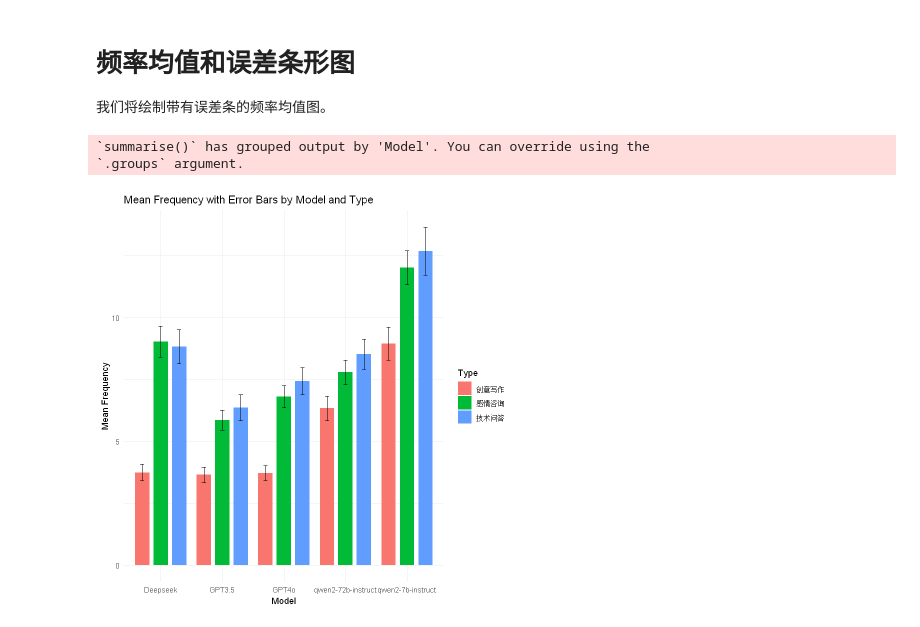
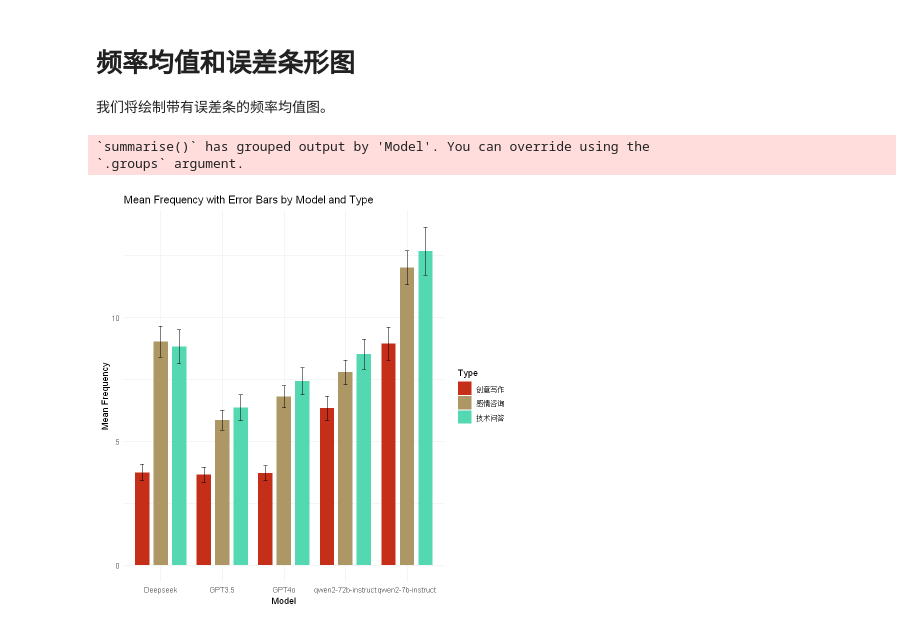
Before and after one commit to exusiaiwei/journey-learning-log, a Jupyter notebook: Doing/python/LLM_QL/Zipf-Mandelbrot.ipynb, the cells around one changed output. Saved outputs shown, nothing was run; the diff lists cells and outputs as text; code cells hidden in the pictures.

Commit message:
✨ feat(zipf-mandelbrot.ipynb): Add paletteer for colorful plots

```diff
--- a/Doing/python/LLM_QL/Zipf-Mandelbrot.ipynb
+++ b/Doing/python/LLM_QL/Zipf-Mandelbrot.ipynb
@@ -361,14 +386,15 @@ Warning message:
 # %%
 summary_data <- results %>%
   group_by(Model, Type) %>%
   summarise(mean_frequency = mean(Frequency), se_frequency = sd(Frequency) / sqrt(n()))
 
 ggplot(summary_data, aes(x = Model, y = mean_frequency, fill = Type)) +
   geom_bar(stat = "identity", position = position_dodge(0.9), width = 0.7) +
   geom_errorbar(aes(ymin = mean_frequency - se_frequency, ymax = mean_frequency + se_frequency), width = 0.2, position = position_dodge(0.9)) +
+  scale_fill_paletteer_d("wesanderson::AsteroidCity2") +
   labs(title = "Mean Frequency with Error Bars by Model and Type", x = "Model", y = "Mean Frequency") +
   theme_minimal()
 # %% [output]
 `summarise()` has grouped output by 'Model'. You can override using the
 `.groups` argument.
-[figure, old version]
+[figure, new version]
```
Also changed, not shown: parts of 9 cells of this notebook.
